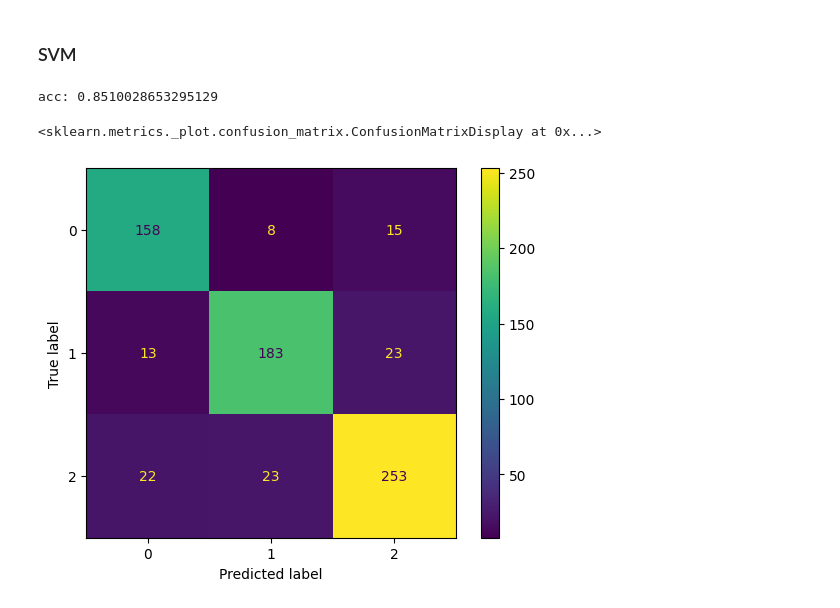
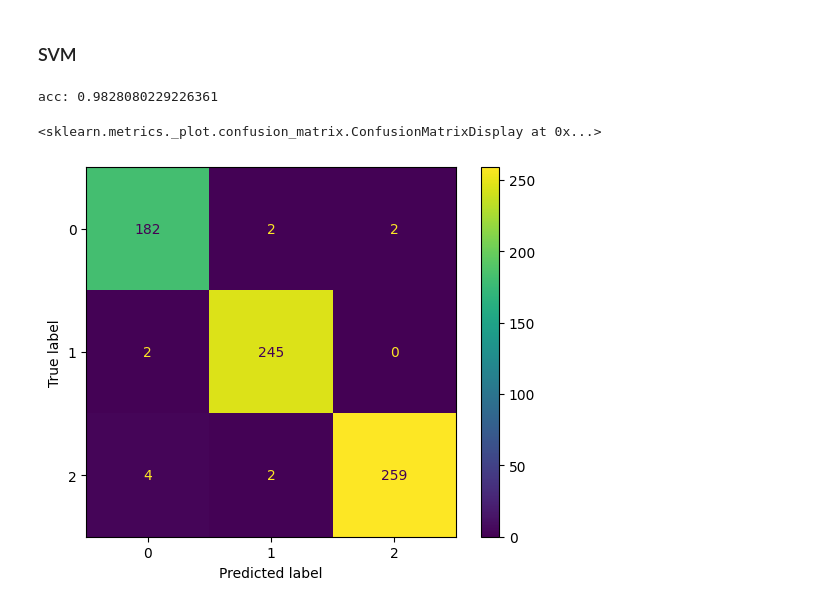
Before and after one commit to nsandlin1/EEG_Mining, a Jupyter notebook: EEG_Mining_Colab.ipynb, the cells around one changed output. Saved outputs shown, nothing was run; the diff lists cells and outputs as text; code cells hidden in the pictures.

```diff
--- a/EEG_Mining_Colab.ipynb
+++ b/EEG_Mining_Colab.ipynb
@@ -227,25 +274,25 @@ acc: 0.9541547277936963
 # %%
 # https://holypython.com/svm/support-vector-machine-step-by-step/#google_vignette
 
 from sklearn import svm
 
 # instantiate svm
-sup_vec_mach = svm.SVC(kernel='rbf')
+sup_vec_mach = svm.SVC(kernel='rbf', gamma=200)
 
 # fit the SVM
 sup_vec_mach.fit(ind_train, dep_train)
 
 # inference
 dep_pred = sup_vec_mach.predict(ind_test)
 
 # compute accuracy
 acc = accuracy_score(dep_test, dep_pred)
 print(f"acc: {acc}")
 
 # print confusion matrix
 cm = confusion_matrix(dep_test, dep_pred)
 ConfusionMatrixDisplay(confusion_matrix=cm).plot()
 # %% [output]
-acc: 0.8510028653295129
+acc: 0.9828080229226361
 <sklearn.metrics._plot.confusion_matrix.ConfusionMatrixDisplay at 0x...>
-[figure, old version]
+[figure, new version]
```
Also changed, not shown: parts of 10 cells of this notebook.
